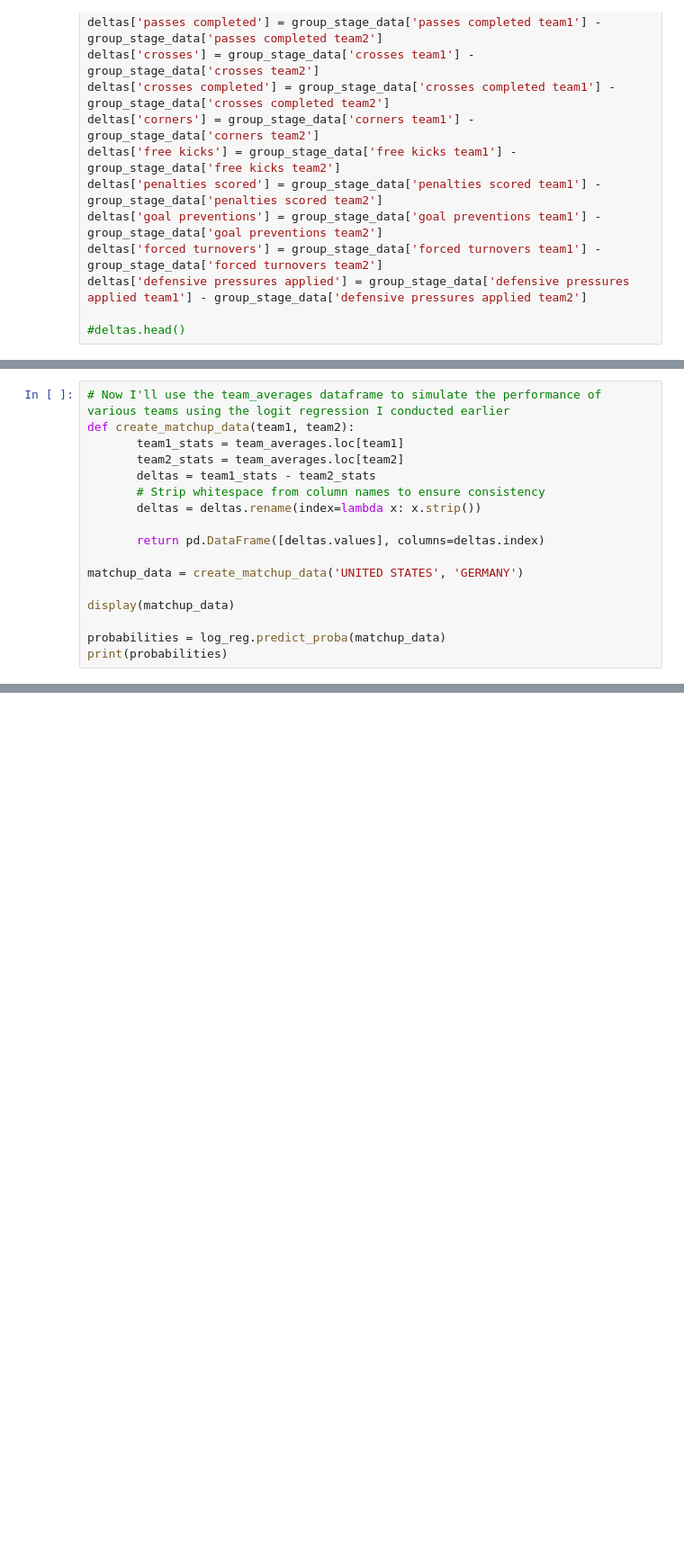
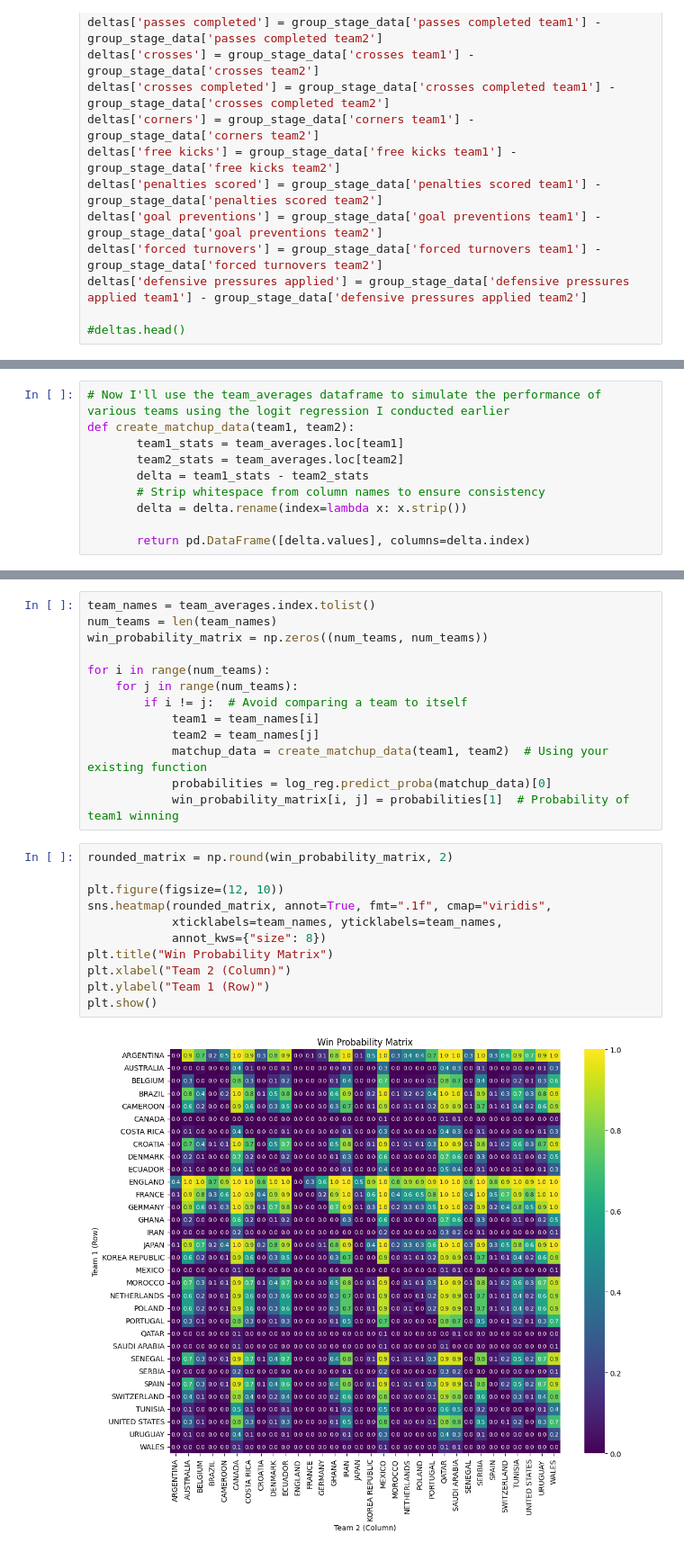
Before and after one commit to vrhughes/DS3001Group, a Jupyter notebook: Results/Group Stage Data/VH_Data_kaggle1_V4.ipynb, the cells around one changed output, grey strips where cells are left out. Shown: that part at 90% size. Saved outputs shown, nothing was run; the diff lists cells and outputs as text; blank space fills up the shorter version.

```diff
--- a/Results/Group Stage Data/VH_Data_kaggle1_V4.ipynb
+++ b/Results/Group Stage Data/VH_Data_kaggle1_V4.ipynb
@@ -149,15 +136,8 @@ SyntaxError: invalid syntax (<ipython-input-26-8019d0a31443>, line 4)
 def create_matchup_data(team1, team2):
        team1_stats = team_averages.loc[team1]
        team2_stats = team_averages.loc[team2]
-       deltas = team1_stats - team2_stats
+       delta = team1_stats - team2_stats
        # Strip whitespace from column names to ensure consistency
-       deltas = deltas.rename(index=lambda x: x.strip())
+       delta = delta.rename(index=lambda x: x.strip())
 
-       return pd.DataFrame([deltas.values], columns=deltas.index)
-
-matchup_data = create_matchup_data('UNITED STATES', 'GERMANY')
-
-display(matchup_data)
-
-probabilities = log_reg.predict_proba(matchup_data)
-print(probabilities)
+       return pd.DataFrame([delta.values], columns=delta.index)
@@ -168,0 +144,26 @@ print(probabilities)
+# %%
+team_names = team_averages.index.tolist()
+num_teams = len(team_names)
+win_probability_matrix = np.zeros((num_teams, num_teams))
+
+for i in range(num_teams):
+    for j in range(num_teams):
+        if i != j:  # Avoid comparing a team to itself
+            team1 = team_names[i]
+            team2 = team_names[j]
+            matchup_data = create_matchup_data(team1, team2)  # Using your existing function
+            probabilities = log_reg.predict_proba(matchup_data)[0]
+            win_probability_matrix[i, j] = probabilities[1]  # Probability of team1 winning
+# %%
+rounded_matrix = np.round(win_probability_matrix, 2)
+
+plt.figure(figsize=(12, 10))
+sns.heatmap(rounded_matrix, annot=True, fmt=".1f", cmap="viridis",
+            xticklabels=team_names, yticklabels=team_names,
+            annot_kws={"size": 8})
+plt.title("Win Probability Matrix")
+plt.xlabel("Team 2 (Column)")
+plt.ylabel("Team 1 (Row)")
+plt.show()
+# %% [output]
+[figure, added]
```
Also changed, not shown: parts of 7 cells of this notebook.
